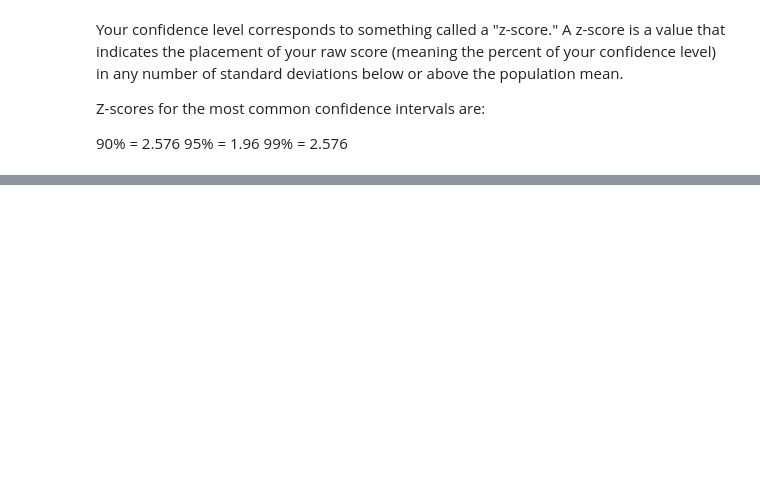
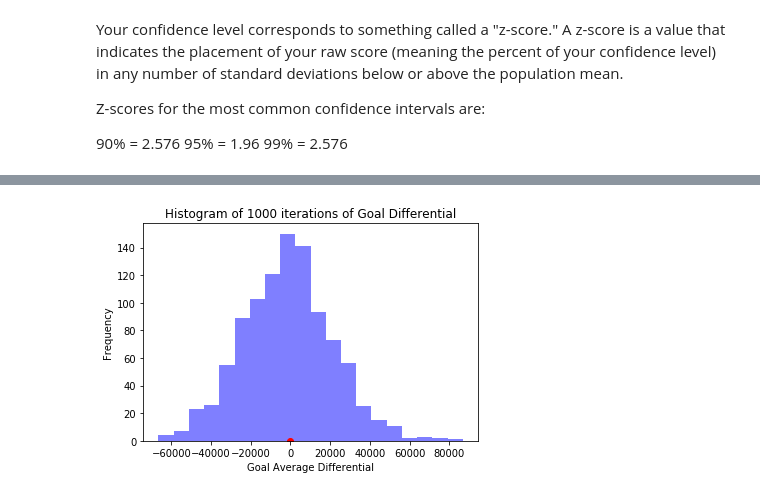
Before and after one commit to rdoherty2019/rdoherty2019.github.io, a Jupyter notebook: HockeyExperiments/firstShiftExperiment.ipynb, the cells around one changed output, grey strips where cells are left out. Drawn from its saved outputs; the diff is of its cells as text; code cells hidden in the pictures; blank space fills up the shorter version.

```diff
--- a/HockeyExperiments/firstShiftExperiment.ipynb
+++ b/HockeyExperiments/firstShiftExperiment.ipynb
@@ -573,9 +610,12 @@ diffBootData1000 = goalsPerGameDiffBoot(shifts = firstShift2015,
 # %%
 plt.hist(diffBootData1000, bins=20, color='blue', alpha=0.5)
 plt.xlabel('Goal Average Differential')
 plt.ylabel('Frequency')
 plt.title('Histogram of 1000 iterations of Goal Differential')
+plt.plot(grouped2015Diff , 0, 'ro')
 plt.show()
+# %% [output]
+[figure, added]
 # %%
 diffBootData10000 = goalsPerGameDiffBoot(shifts = firstShift2015,
                                     goalsGame = goalEvents2015,
```
Also changed, not shown: parts of 101 cells of this notebook, 1 other file.
